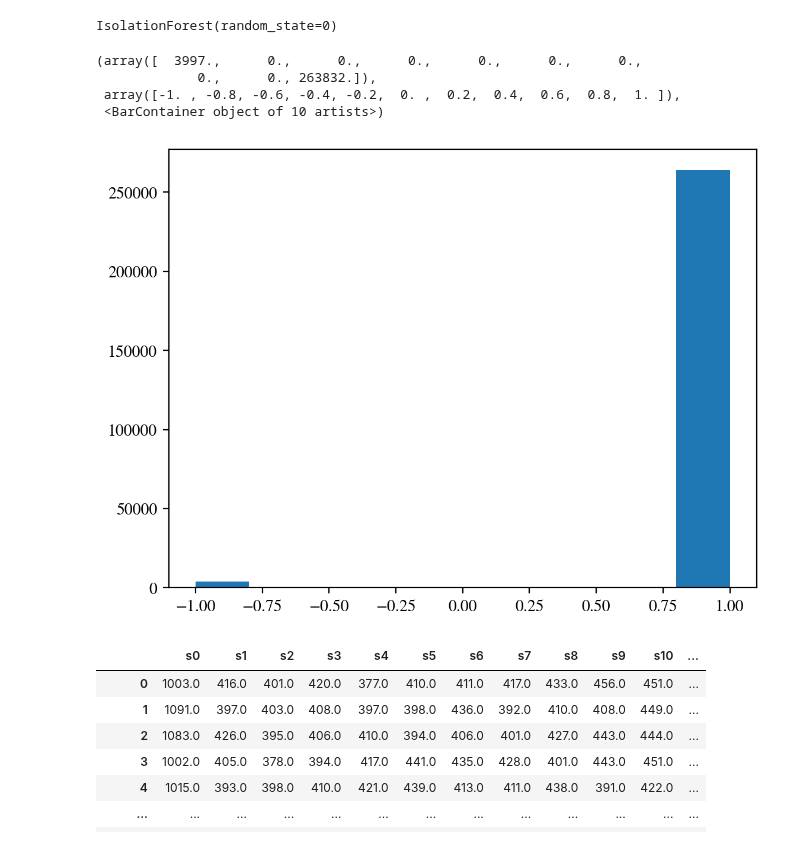
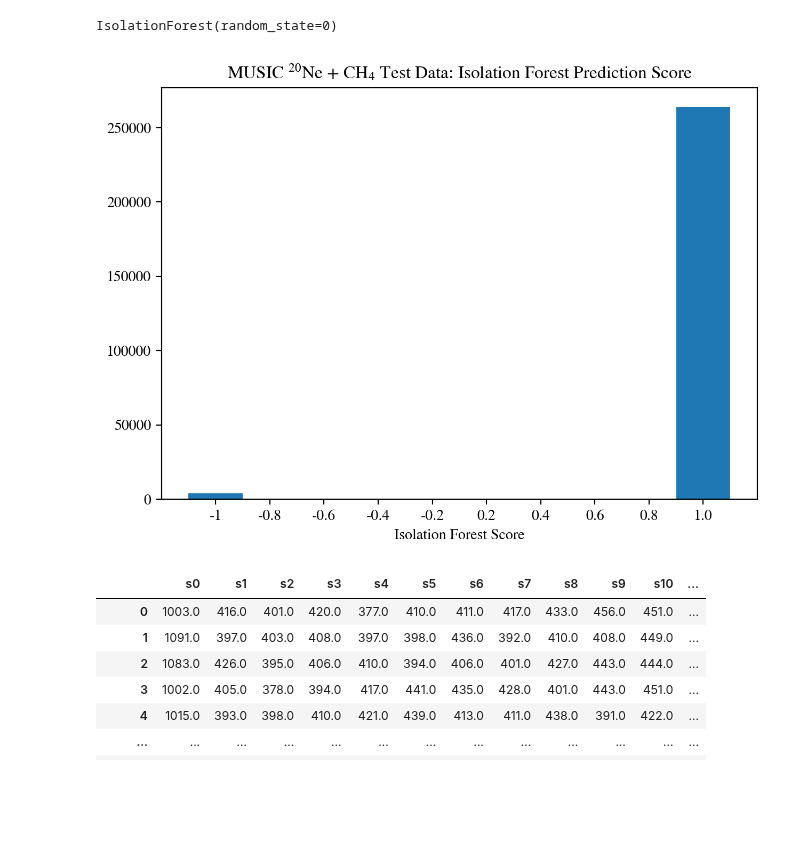
Before and after one commit to dneto1729/MUSIC_with_python, a Jupyter notebook: tutorials/5 - Playing with Scikit-Learn.ipynb, the cells around one changed output. Cells and saved outputs as stored; diff of their text form; code cells hidden in the pictures; blank space fills up the shorter version.

```diff
--- a/tutorials/5 - Playing with Scikit-Learn.ipynb
+++ b/tutorials/5 - Playing with Scikit-Learn.ipynb
@@ -197,13 +198,18 @@ IsolationForest(random_state=0)
 # %%
 predictions = IsoFor.predict(df_MinMax)
 # %%
-plt.hist(predictions)
+plt.title(r'MUSIC $^{20}$Ne + CH$_{4}$ Test Data: Isolation Forest Prediction Score')
+counts, bins, patches = plt.hist(predictions)
+plt.xlabel('Isolation Forest Score')
+bin_centers = (bins[:-1] + bins[1:]) / 2
+# print(bin_centers)
+bin_labels = np.arange(-1,1.2,0.2)
+plt.xticks(bin_centers, ('-1', '-0.8', '-0.6', '-0.4', '-0.2', '0.2', '0.4', '0.6', '0.8', '1.0'))
+
+plt.tight_layout()
+plt.show()
 # %% [output]
-(array([  3997.,      0.,      0.,      0.,      0.,      0.,      0.,
-             0.,      0., 263832.]),
- array([-1. , -0.8, -0.6, -0.4, -0.2,  0. ,  0.2,  0.4,  0.6,  0.8,  1. ]),
- <BarContainer object of 10 artists>)
-[figure, old version]
+[figure, new version]
 # %%
 # df_isofor = pd.DataFrame(df_MinMax)
 df['IFscore'] = predictions
```
Also changed, not shown: parts of 5 cells of this notebook.
